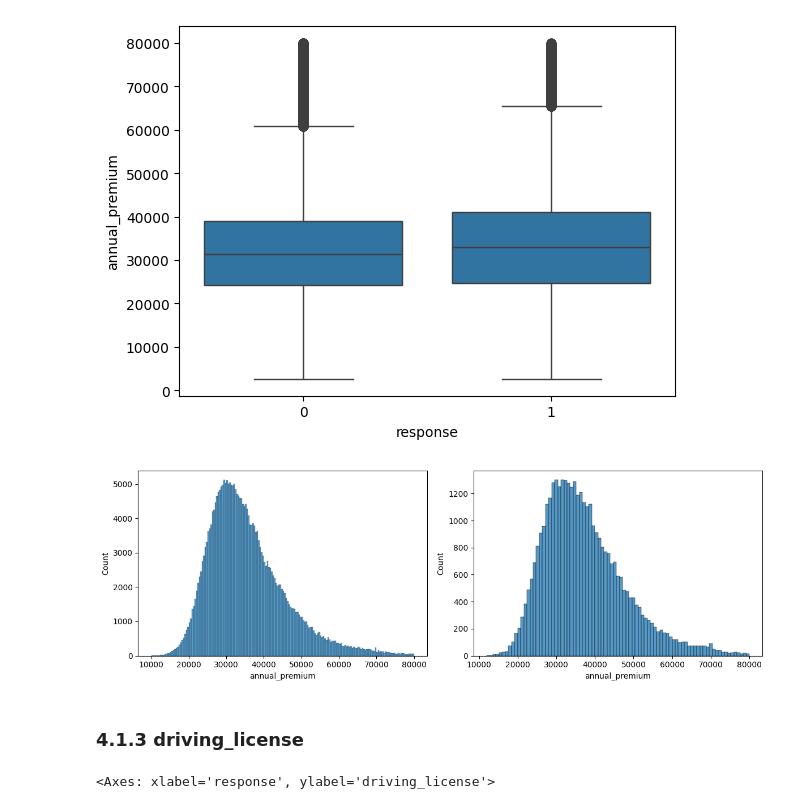
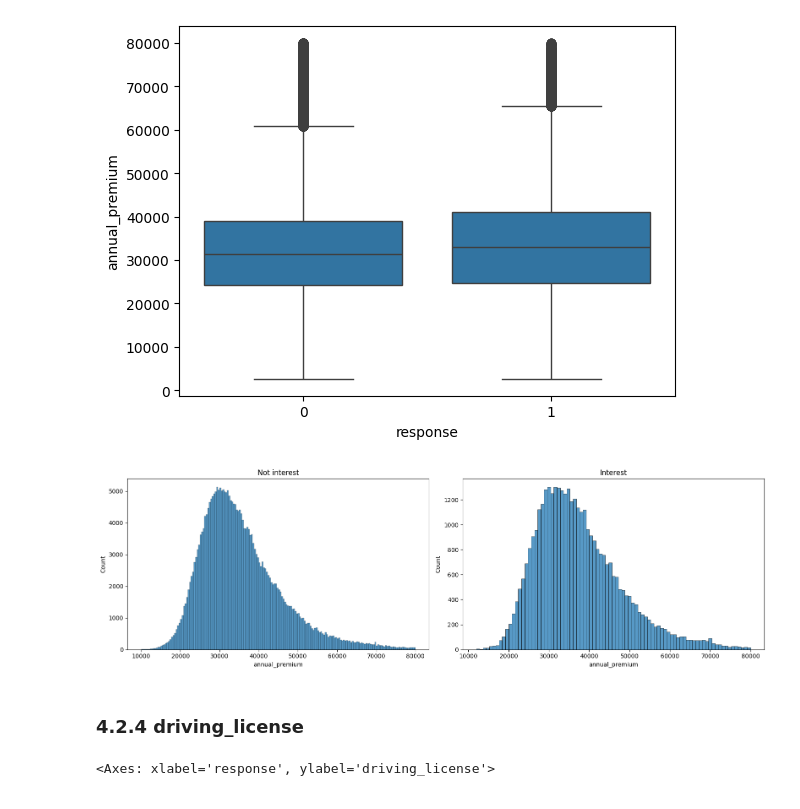
Before and after one commit to Eduardo7copasx/Propencao_compra_seguradora, a Jupyter notebook: notebooks/projeto.ipynb, the cells around one changed output. Cells and saved outputs as stored; diff of their text form; code cells hidden in the pictures.

```diff
--- a/notebooks/projeto.ipynb
+++ b/notebooks/projeto.ipynb
@@ -219,19 +603,23 @@ sns.boxplot(x='response', y='annual_premium', data=aux2)
 <Axes: xlabel='response', ylabel='annual_premium'>
 [figure]
 # %%
-aux2 = df4[(df4['annual_premium'] > 10000) & (df4['annual_premium'] < 80000)]
-fig, (ax1, ax2) = plt.subplots(1, 2, figsize=(12, 4))
+plt.figure(figsize=(16,5))
+aux = df4[(df4['annual_premium'] > 10000) & (df4['annual_premium'] < 80000)]
 
-aux0 = aux2.loc[aux2['response'] == 0, 'annual_premium']
-sns.histplot(aux0, ax=ax1)
+plt.subplot(1, 2, 1)
+plt.title('Not interest')
+aux0 = aux.loc[aux['response'] == 0, 'annual_premium']
+sns.histplot(aux0)
 
-aux1 = aux2.loc[aux2['response'] == 1, 'annual_premium']
-sns.histplot(aux1, ax=ax2)
+plt.subplot(1, 2, 2)
+plt.title('Interest')
+aux1 = aux.loc[aux['response'] == 1, 'annual_premium']
+sns.histplot(aux1)
 
 plt.tight_layout()
 plt.show()
 # %% [output]
-[figure, old version]
+[figure, new version]
 # %% [markdown]
-### 4.1.3 driving_license
+### 4.2.4 driving_license
 # %%
```
Also changed, not shown: parts of 94 cells of this notebook, 14 other files.
